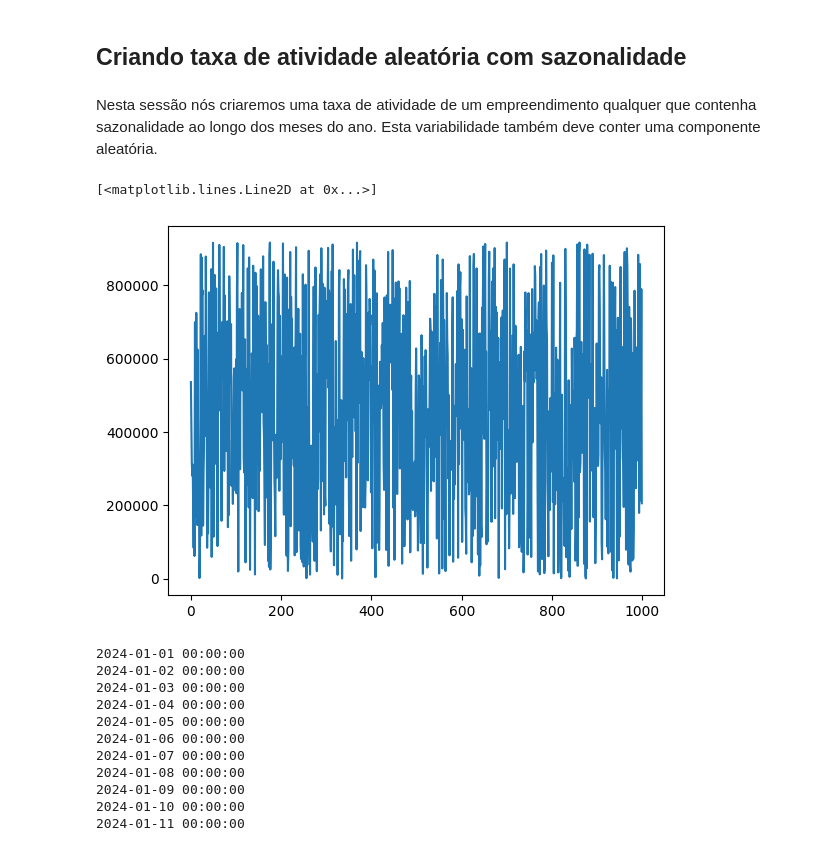
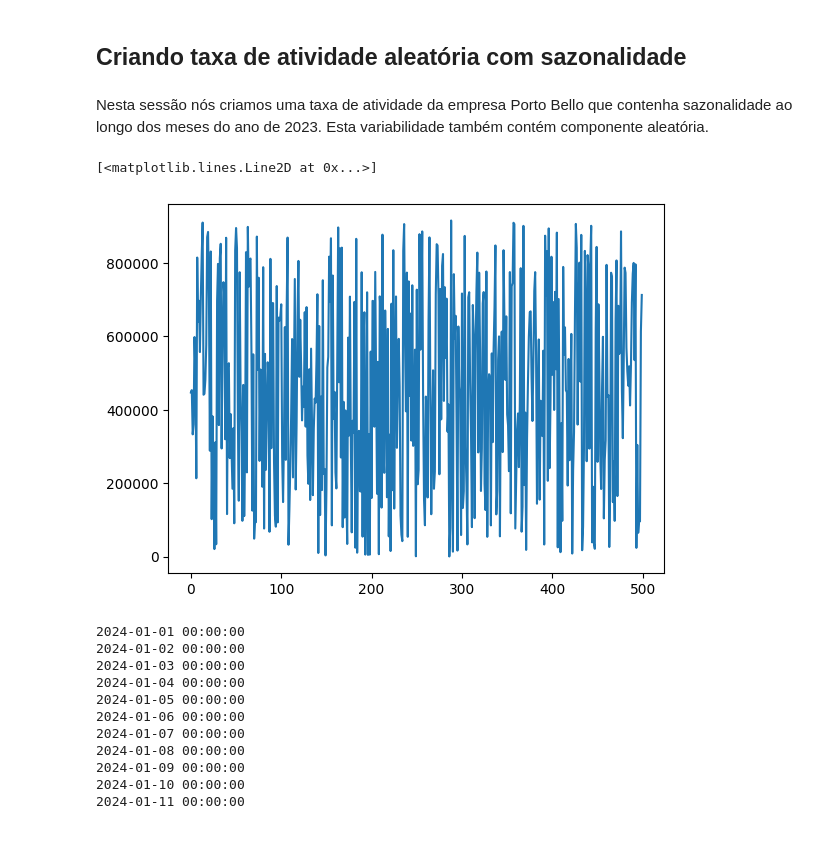
Before and after one commit to mariliameister/ENS5173_202401, a Jupyter notebook: Atividade01_01.ipynb, the cells around one changed output. Cells and saved outputs as stored; diff of their text form; code cells hidden in the pictures.

```diff
--- a/Atividade01_01.ipynb
+++ b/Atividade01_01.ipynb
@@ -89,22 +126,22 @@ for ii in range(1,len(fe.columns)): #  Este loop for itera sobre os números de
 # %% [markdown]
 ## Criando taxa de atividade aleatória com sazonalidade
 # %% [markdown]
-Nesta sessão nós criaremos uma taxa de atividade de um empreendimento qualquer que contenha sazonalidade ao longo dos meses do ano. Esta variabilidade também deve conter uma componente aleatória.
+Nesta sessão nós criamos uma taxa de atividade da empresa Porto Bello que contenha sazonalidade ao longo dos meses do ano de 2023. Esta variabilidade também contém componente aleatória.
 # %%
 # Criando vetor de valores aleatórios
 import numpy as np # Importa a biblioteca NumPy com o alias np, que será usada para gerar valores aleatórios.
-atvMax = 917017
+atvMax = 917017 #difinir valor máximo, minimo é médio !!!!!!!!!!!!!!!!!!1
 atvMin = 12
-n = 1000 # 'n' Define o número de valores aleatórios a serem gerados.
+n = 500 # 'n' Define o número de valores aleatórios a serem gerados.
 atv = (atvMax - atvMin)*np.random.rand(n) + atvMin
 #print(atv)
 
 # Criando uma figura com os valores aleatórios
 fig, ax= plt.subplots() #Cria uma figura (fig) e um conjunto de eixos (ax) para o gráfico.
 ax.plot(atv) #Plota os valores de atv no gráfico de linha.
 # %% [output]
 [<matplotlib.lines.Line2D at 0x...>]
-[figure, old version]
+[figure, new version]
 # %%
 # Criar um vetor com as datas
 from datetime import datetime, timedelta
```
Also changed, not shown: parts of 4 cells of this notebook.
